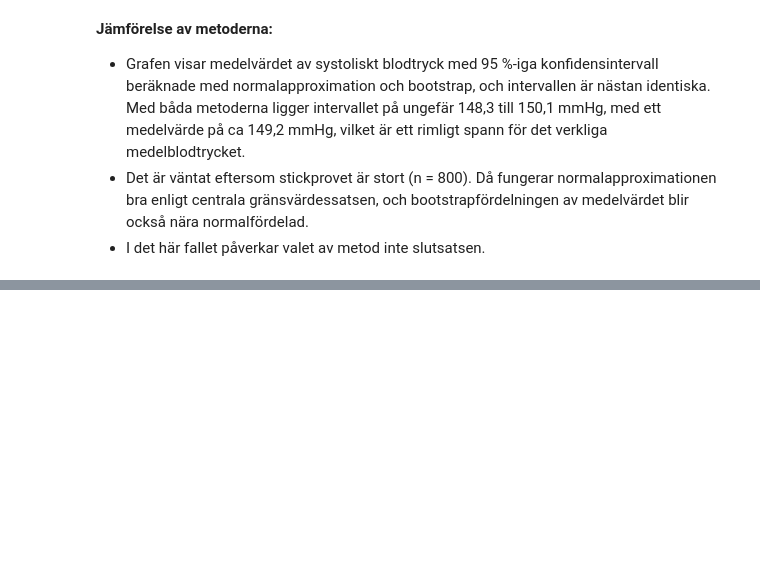
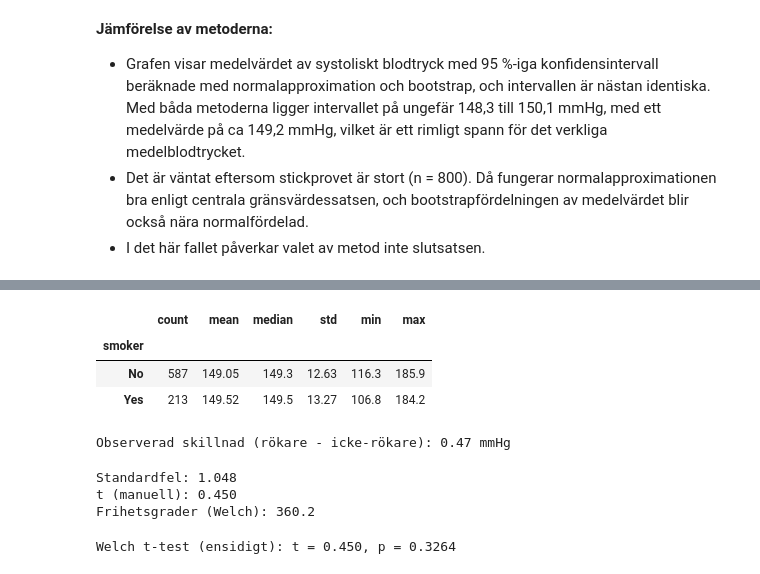
Before and after one commit to natasa-s/halsostudie, a Jupyter notebook: report.ipynb, the cells around one changed output, grey strips where cells are left out. Saved outputs shown, nothing was run; the diff lists cells and outputs as text; code cells hidden in the pictures; blank space fills up the shorter version.

```diff
--- a/report.ipynb
+++ b/report.ipynb
@@ -372,0 +386,46 @@ plt.show()
+# %%
+group_stats = df.groupby("smoker")["systolic_bp"].agg(["count", "mean", "median", "std", "min", "max"])
+display(group_stats.round(2))
+
+smoker_bp = df.loc[df["smoker"] == "Yes", "systolic_bp"].to_numpy()
+nonsmoker_bp = df.loc[df["smoker"] == "No", "systolic_bp"].to_numpy()
+
+obs_diff = smoker_bp.mean() - nonsmoker_bp.mean()
+print(f"Observerad skillnad (rökare - icke-rökare): {obs_diff:.2f} mmHg")
+# %% [output]
+|  | count | mean | median | std | min | max |
+| smoker |  |  |  |  |  |  |
+| No | 587 | 149.05 | 149.3 | 12.63 | 116.3 | 185.9 |
+| Yes | 213 | 149.52 | 149.5 | 13.27 | 106.8 | 184.2 |
+Observerad skillnad (rökare - icke-rökare): 0.47 mmHg
+# %%
+# Manuellt Welch t-test
+
+var_smoker = smoker_bp.var(ddof=1)
+var_nonsmoker = nonsmoker_bp.var(ddof=1)
+n_smoker, n_nonsmoker = len(smoker_bp), len(nonsmoker_bp)
+
+se_diff = np.sqrt(var_smoker / n_smoker + var_nonsmoker / n_nonsmoker)
+
+t_manual = obs_diff / se_diff
+
+df_num = (var_smoker / n_smoker + var_nonsmoker / n_nonsmoker) ** 2
+df_den = (var_smoker**2 / ((n_smoker**2) * (n_smoker - 1))
+          + var_nonsmoker**2 / ((n_nonsmoker**2) * (n_nonsmoker - 1)))
+df_welch = df_num / df_den
+
+print(f"Skillnadens standardfel: {se_diff:.3f}")
+print(f"t (manuell): {t_manual:.3f}")
+print(f"Frihetsgrader (Welch): {df_welch:.1f}")
+# %% [output]
+Standardfel: 1.048
+t (manuell): 0.450
+Frihetsgrader (Welch): 360.2
+# %%
+# Scipy test - bekräftelse av det manuella testet
+
+result = stats.ttest_ind(smoker_bp, nonsmoker_bp, equal_var=False, alternative="greater")
+
+print(f"Welch t-test (ensidigt): t = {result.statistic:.3f}, p = {result.pvalue:.4f}")
+# %% [output]
+Welch t-test (ensidigt): t = 0.450, p = 0.3264
```
Also changed, not shown: parts of 5 cells of this notebook.
